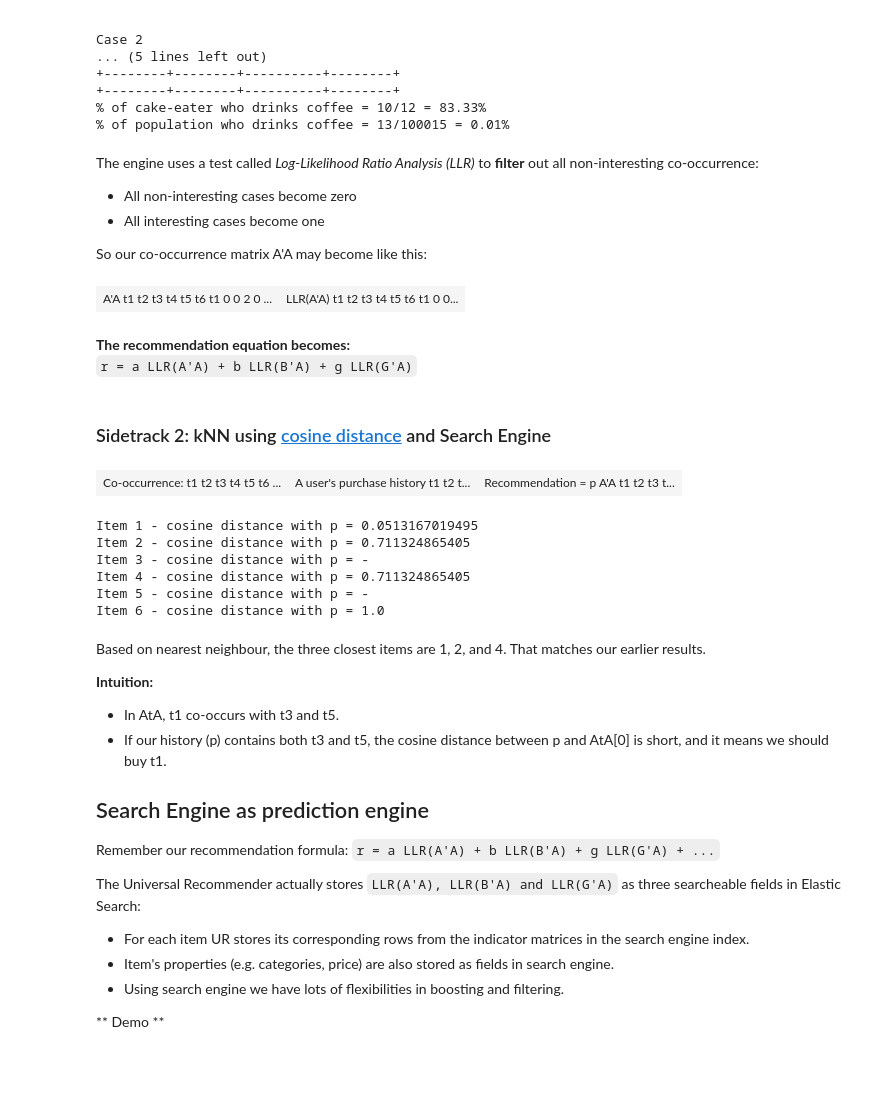
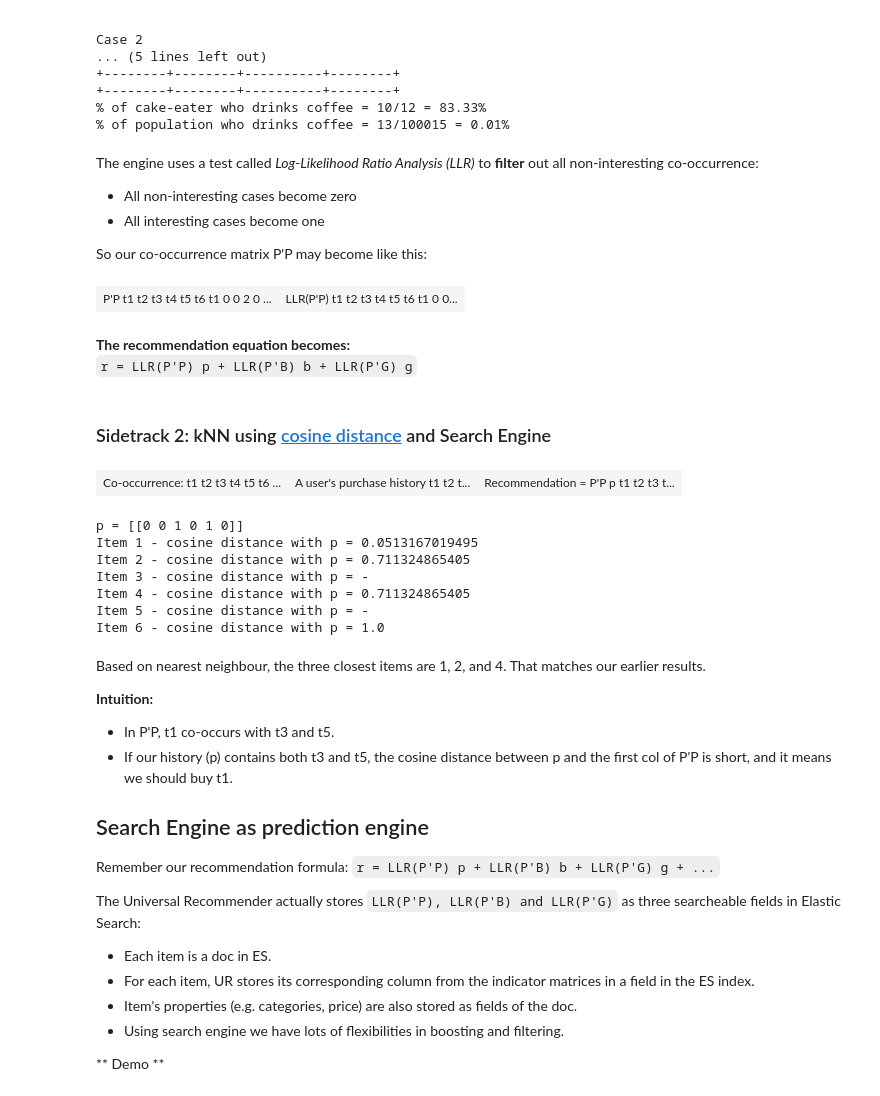
Before and after one commit to patng323/learn, a Jupyter notebook: multi-model recommender.ipynb, the cells around one changed output. Saved outputs shown, nothing was run; the diff lists cells and outputs as text; code cells hidden in the pictures; blank space fills up the shorter version.

```diff
--- a/multi-model recommender.ipynb
+++ b/multi-model recommender.ipynb
@@ -36,8 +36,8 @@ def displayTables(tables, tableTypes, titles = None, width = 60):
 
         elif tableType == 'cg': # Co-occurrence matrix with gender
             if title is None: title = "Co-occurrence with Gender:"
-            row_labels = ['M', 'F']
-            col_labels = ['t'+str(i+1) for i in range(table.shape[1])]
+            row_labels = ['t'+str(i+1) for i in range(table.shape[0])]
+            col_labels = ['M', 'F']
 
         elif tableType == 'v': # Just a vector
             if table.shape[0] > 1:
@@ -72,10 +72,10 @@ Examples:
 - item 1 and item 3 co-occur twice (in user1 and user2)
 - item 2 and item 4 co-occur twice (in user3 and user5)
 # %%
-A = np.matrix([[1,0,1,0,0,0], [1,0,1,0,1,0], [0,1,1,1,0,0], [0,1,0,1,0,1], [0,0,0,0,0,0]]) # History of purchase
+P = np.matrix([[1,0,1,0,0,0], [1,0,1,0,1,0], [0,1,1,1,0,0], [0,1,0,1,0,1], [0,0,0,0,0,0]]) # History of purchase
 
-AtA = A.transpose() * A
-np.fill_diagonal(AtA, 0) # Fill the diagnonal with zeros, as they should be ignored.
+PtP = P.transpose() * P
+np.fill_diagonal(PtP, 0) # Fill the diagnonal with zeros, as they should be ignored.
 
-displayTables([A, AtA], ['p', 'c'])
+displayTables([P, PtP], ['p', 'c'])
 # %% [output]
@@ -305,30 +301,32 @@ The engine uses a test called *Log-Likelihood Ratio Analysis (LLR)* to **filter*
 - All non-interesting cases become zero
 - All interesting cases become one
 
-So our co-occurrence matrix A'A may become like this:
+So our co-occurrence matrix P'P may become like this:
 # %%
-AtA_llr = np.array([[0,0,0,0,0,1],[0,0,1,1,0,0],[0,1,0,0,0,0],[0,1,0,0,0,1],[1,0,0,0,0,0],[1,0,0,1,0,0]])
-displayTables([AtA, AtA_llr], ['c','c'], ["A'A", "LLR(A'A)"])
+PtP_llr = np.array([[0,0,0,0,0,1],[0,0,1,1,0,0],[0,1,0,0,0,0],[0,1,0,0,0,1],[1,0,0,0,0,0],[1,0,0,1,0,0]])
+displayTables([PtP, PtP_llr], ['c','c'], ["P'P", "LLR(P'P)"])
 # %% [output]
-| A'A t1 t2 t3 t4 t5 t6 t1 0 0 2 0 ... | LLR(A'A) t1 t2 t3 t4 t5 t6 t1 0 0... |
+| P'P t1 t2 t3 t4 t5 t6 t1 0 0 2 0 ... | LLR(P'P) t1 t2 t3 t4 t5 t6 t1 0 0... |
 # %% [markdown]
 **The recommendation equation becomes:**<br/>
-`r = a LLR(A'A) + b LLR(B'A) + g LLR(G'A)`
+`r = LLR(P'P) p + LLR(P'B) b + LLR(P'G) g`
 # %% [markdown]
 ### Sidetrack 2: kNN using [cosine distance][1] and Search Engine
 [1]: http://docs.scipy.org/doc/scipy-0.16.0/reference/generated/scipy.spatial.distance.cosine.html "Cosine Distance"
 # %%
-p = np.matrix([0,0,1,0,1,0])
-displayTables([AtA, p, p*AtA], ['c', 'v', 'v'], \
-              [None, "A user's purchase history", "Recommendation = p A'A"], width=90)
+p = np.matrix([0,0,1,0,1,0]).transpose()
+displayTables([PtP, p, PtP*p], ['c', 'v', 'v'], \
+              [None, "A user's purchase history", "Recommendation = P'P p"], width=90)
 
 print
+print "p =", p.transpose()
 from scipy.spatial import distance
 for r in range(6):
-    dist = distance.cosine(p, AtA[r])
-    print "Item", r + 1, "- cosine distance with p =", ("-" if p[0,r] == 1 else dist)
+    dist = distance.cosine(p, PtP[r])
+    print "Item", r + 1, "- cosine distance with p =", ("-" if p[r,0] == 1 else dist)
 # %% [output]
-| Co-occurrence: t1 t2 t3 t4 t5 t6 ... | A user's purchase history t1 t2 t... | Recommendation = p A'A t1 t2 t3 t... |
+| Co-occurrence: t1 t2 t3 t4 t5 t6 ... | A user's purchase history t1 t2 t... | Recommendation = P'P p t1 t2 t3 t... |
+p = [[0 0 1 0 1 0]]
 Item 1 - cosine distance with p = 0.0513167019495
 Item 2 - cosine distance with p = 0.711324865405
 Item 3 - cosine distance with p = -
@@ -339,17 +337,18 @@ Item 6 - cosine distance with p = 1.0
 Based on nearest neighbour, the three closest items are 1, 2, and 4.  That matches our earlier results.
 
 **Intuition:** <br/>
-- In AtA, t1 co-occurs with t3 and t5.
-- If our history (p) contains both t3 and t5, the cosine distance between p and AtA[0] is short, and it means we should buy t1.
+- In P'P, t1 co-occurs with t3 and t5.
+- If our history (p) contains both t3 and t5, the cosine distance between p and the first col of P'P is short, and it means we should buy t1.
 
 
 ## Search Engine as prediction engine
 Remember our recommendation formula:
-`r = a LLR(A'A) + b LLR(B'A) + g LLR(G'A) + ...`
+`r = LLR(P'P) p + LLR(P'B) b + LLR(P'G) g + ...`
 
-The Universal Recommender actually stores `LLR(A'A), LLR(B'A) and LLR(G'A)` as three searcheable fields in Elastic Search:
-- For each item UR stores its corresponding rows from the indicator matrices in the search engine index.
-- Item's properties (e.g. categories, price) are also stored as fields in search engine.
+The Universal Recommender actually stores `LLR(P'P), LLR(P'B) and LLR(P'G)` as three searcheable fields in Elastic Search:
+- Each item is a doc in ES.
+- For each item, UR stores its corresponding column from the indicator matrices in a field in the ES index.
+- Item's properties (e.g. categories, price) are also stored as fields of the doc.
 - Using search engine we have lots of flexibilities in boosting and filtering.
 
 ** Demo **
```
Also changed, not shown: parts of 18 cells of this notebook, 1 other file.
